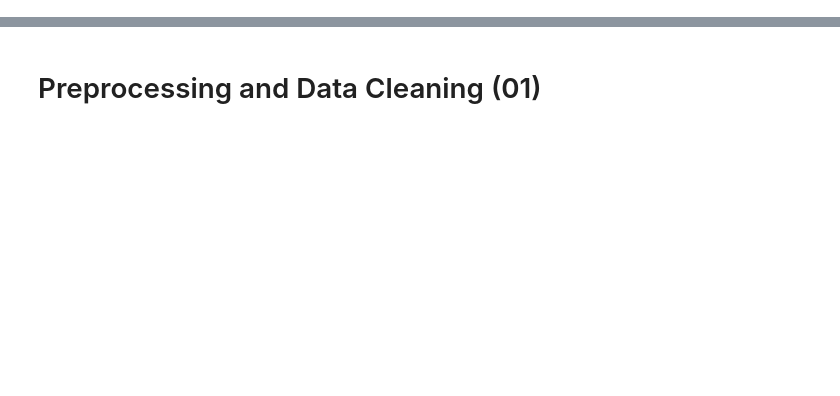
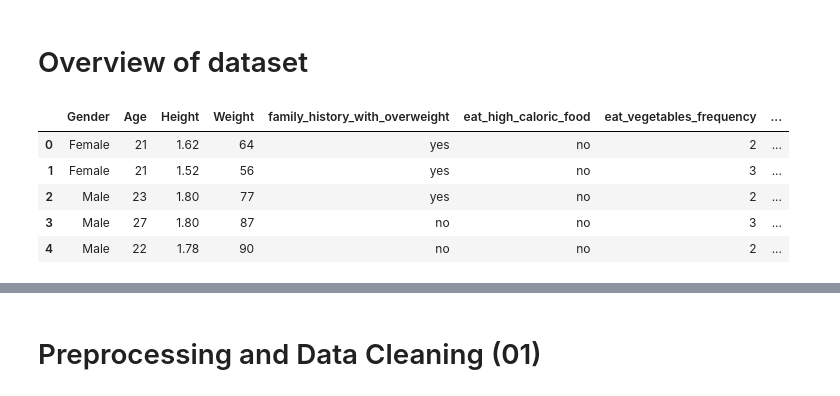
Before and after one commit to tomjoyce1/obesity, a Jupyter notebook: MASTER.ipynb, the cells around one changed output, grey strips where cells are left out. Cells and saved outputs as stored; diff of their text form; code cells hidden in the pictures; blank space fills up the shorter version.

```diff
--- a/MASTER.ipynb
+++ b/MASTER.ipynb
@@ -0,0 +42,11 @@
+# %% [markdown]
+# Overview of dataset
+# %%
+df.head()
+# %% [output]
+|  | Gender | Age | Height | Weight | family_history_with_overweight | eat_high_caloric_food | eat_vegetables_frequency | ... |
+| 0 | Female | 21 | 1.62 | 64 | yes | no | 2 | ... |
+| 1 | Female | 21 | 1.52 | 56 | yes | no | 3 | ... |
+| 2 | Male | 23 | 1.80 | 77 | yes | no | 2 | ... |
+| 3 | Male | 27 | 1.80 | 87 | no | no | 3 | ... |
+| 4 | Male | 22 | 1.78 | 90 | no | no | 2 | ... |
```
Also changed, not shown: parts of 18 cells of this notebook.
